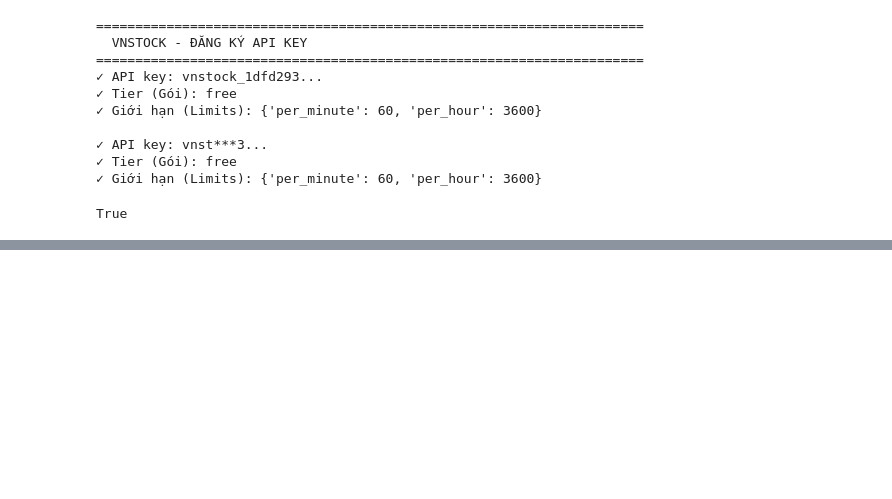
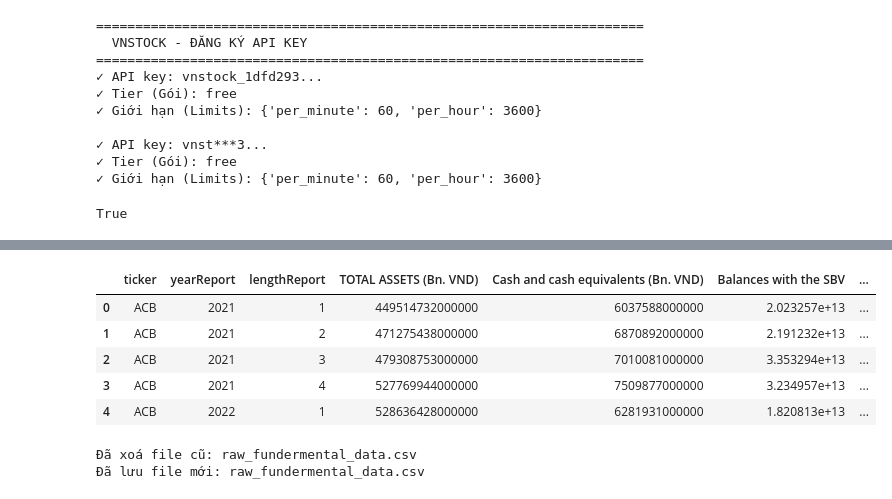
Before and after one commit to nguyentobinh12x5/Finance-Analyst-Agent, a Jupyter notebook: FinRL.ipynb, the cells around one changed output, grey strips where cells are left out. Saved outputs shown, nothing was run; the diff lists cells and outputs as text; code cells hidden in the pictures; blank space fills up the shorter version.

```diff
--- a/FinRL.ipynb
+++ b/FinRL.ipynb
@@ -120,0 +108,25 @@ df_5_years
+# %%
+df_finrl.head(5)
+# %% [output]
+|  | ticker | yearReport | lengthReport | TOTAL ASSETS (Bn. VND) | Cash and cash equivalents (Bn. VND) | Balances with the SBV | ... |
+| 0 | ACB | 2021 | 1 | 449514732000000 | 6037588000000 | 2.023257e+13 | ... |
+| 1 | ACB | 2021 | 2 | 471275438000000 | 6870892000000 | 2.191232e+13 | ... |
+| 2 | ACB | 2021 | 3 | 479308753000000 | 7010081000000 | 3.353294e+13 | ... |
+| 3 | ACB | 2021 | 4 | 527769944000000 | 7509877000000 | 3.234957e+13 | ... |
+| 4 | ACB | 2022 | 1 | 528636428000000 | 6281931000000 | 1.820813e+13 | ... |
+# %%
+import os
+
+file_name = "raw_fundermental_data.csv"
+
+# Kiểm tra nếu file tồn tại thì xoá
+if os.path.exists(file_name):
+    os.remove(file_name)
+    print(f"Đã xoá file cũ: {file_name}")
+
+# Lưu lại file mới
+df_finrl.to_csv(file_name, index=False)
+print(f"Đã lưu file mới: {file_name}")
+# %% [output]
+Đã xoá file cũ: raw_fundermental_data.csv
+Đã lưu file mới: raw_fundermental_data.csv
```
Also changed, not shown: parts of 15 cells of this notebook, 5 other files.
